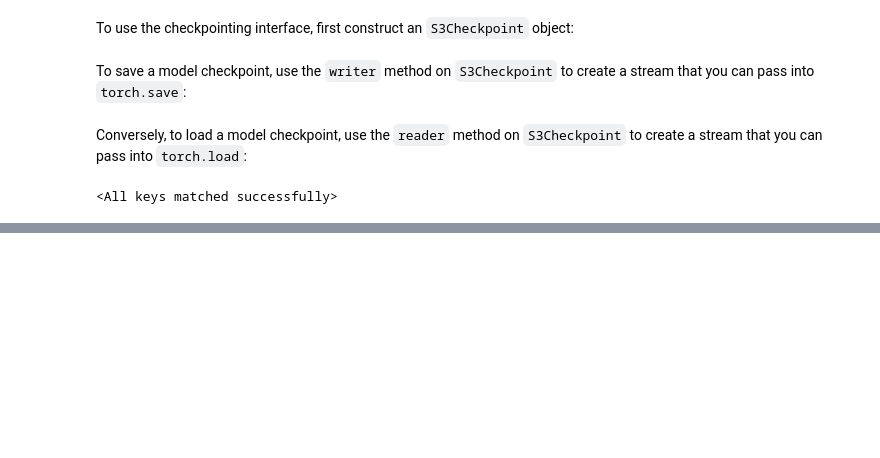
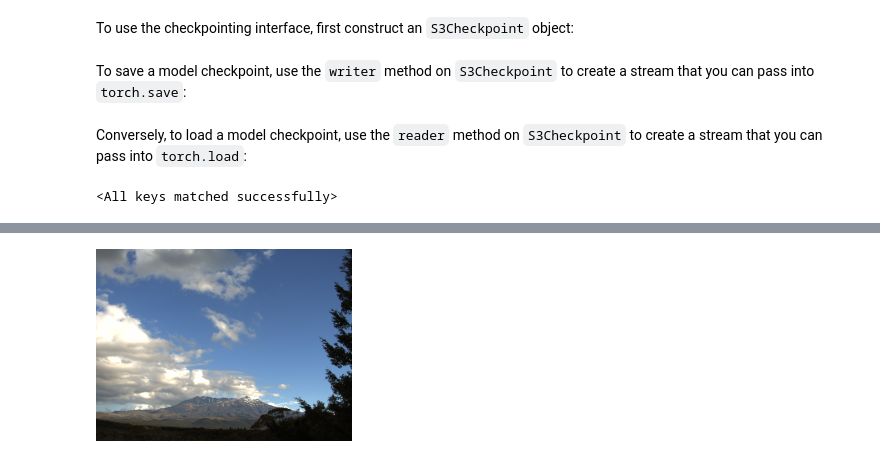
Before and after one commit to awslabs/s3-connector-for-pytorch, a Jupyter notebook: examples/Getting started with the Amazon S3 Connector for PyTorch.ipynb, the cells around one changed output, grey strips where cells are left out. Cells and saved outputs as stored; diff of their text form; code cells hidden in the pictures; blank space fills up the shorter version.

Commit message:
Update examples with Lightning integration, AWS credentials and S3 Express One Zone integration.

```diff
--- a/examples/Getting started with the Amazon S3 Connector for PyTorch.ipynb
+++ b/examples/Getting started with the Amazon S3 Connector for PyTorch.ipynb
@@ -236,0 +330,10 @@ model.load_state_dict(state_dict)
+# %%
+# We cannot expose a public directory bucket, so you will need to use a personal one to try this out
+S3_OZ_URI = "s3://s3-express-torchconnector-demo-bucket--eun1-az1--x-s3/geonet/images/"
+REGION = "eu-north-1"
+
+# It works out of the box, by providing the S3 Express One Zone URI
+dataset = s3torchconnector.S3MapDataset.from_prefix(S3_OZ_URI, region=REGION)
+display(Image.open(dataset[0]).reduce(8))
+# %% [output]
+[figure, added]
```
Also changed, not shown: parts of 23 cells of this notebook.
